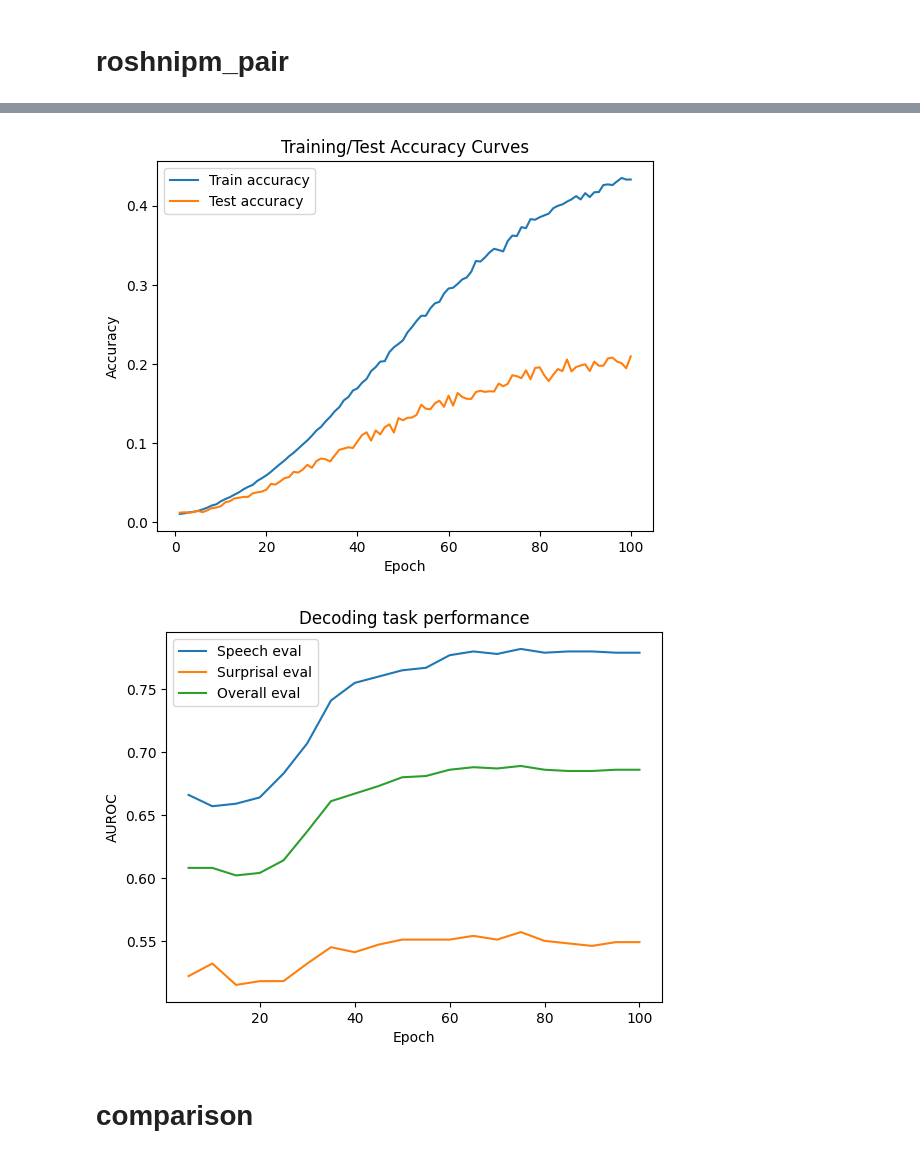
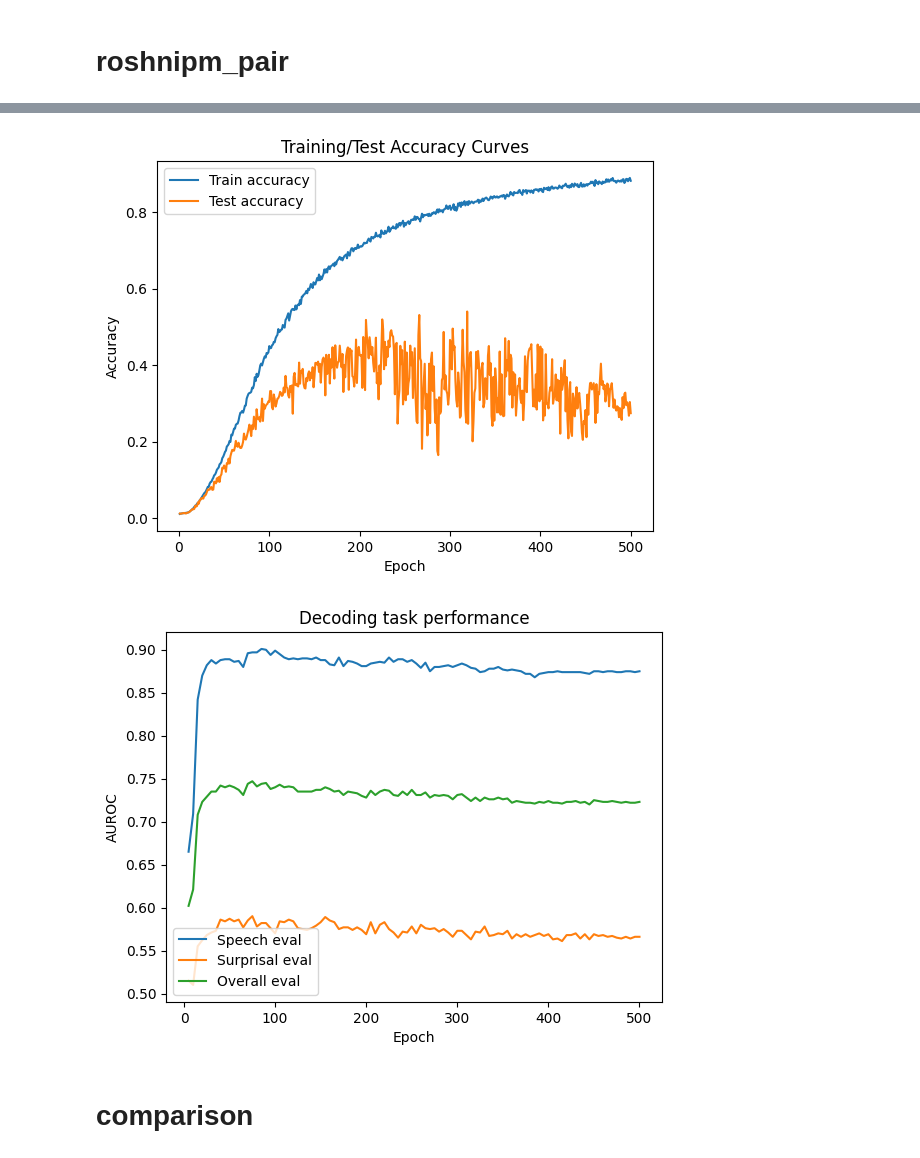
Before and after one commit to azaho/bfm, a Jupyter notebook: analyses/roshnipm/plot_training_statistics.ipynb, the cells around one changed output, grey strips where cells are left out. Saved outputs shown, nothing was run; the diff lists cells and outputs as text; code cells hidden in the pictures.

```diff
--- a/analyses/roshnipm/plot_training_statistics.ipynb
+++ b/analyses/roshnipm/plot_training_statistics.ipynb
@@ -1,3 +1,5 @@
+# %%
+n=500
 # %% [markdown]
 # andrii0
 # %%
@@ -85,33 +87,33 @@ plt.show()
 # %%
 # Accuracies
 roshnipm_train_accuracies = [(entry['train_accuracy_a'] + entry['train_accuracy_b']) / 2 for entry in roshnipm_stats if 'train_accuracy_a' in entry]
 roshnipm_test_accuracies = [(entry['test_accuracy_a'] + entry['test_accuracy_b']) / 2 for entry in roshnipm_stats if 'test_accuracy_a' in entry]
 
-plt.plot(np.arange(1, 101), roshnipm_train_accuracies, label='Train accuracy')
-plt.plot(np.arange(1, 101), roshnipm_test_accuracies, label='Test accuracy')
+plt.plot(np.arange(1, n+1), roshnipm_train_accuracies[:n], label='Train accuracy')
+plt.plot(np.arange(1, n+1), roshnipm_test_accuracies[:n], label='Test accuracy')
 plt.xlabel('Epoch')
 plt.ylabel('Accuracy')
 plt.title('Training/Test Accuracy Curves')
 plt.legend()
 plt.show()
 # %% [output]
-[figure, old version]
+[figure, new version]
 # %%
 # Extract loss per batch or per epoch
-roshnipm_speech_evals = [entry['eval_auroc/average_speech'] for entry in roshnipm_stats if 'eval_auroc/average_overall' in entry]
-roshnipm_surprisal_evals = [entry['eval_auroc/average_gpt2_surprisal'] for entry in roshnipm_stats if 'eval_auroc/average_overall' in entry]
-roshnipm_overall_evals = [entry['eval_auroc/average_overall'] for entry in roshnipm_stats if 'eval_auroc/average_overall' in entry]
+roshnipm_speech_evals = [entry['eval_auroc/average_speech'] for entry in roshnipm_stats if 'eval_auroc/average_overall' in entry and entry['epoch'] <= n]
+roshnipm_surprisal_evals = [entry['eval_auroc/average_gpt2_surprisal'] for entry in roshnipm_stats if 'eval_auroc/average_overall' in entry and entry['epoch'] <= n]
+roshnipm_overall_evals = [entry['eval_auroc/average_overall'] for entry in roshnipm_stats if 'eval_auroc/average_overall' in entry and entry['epoch'] <= n]
 
-plt.plot(np.arange(5, 101, 5), roshnipm_speech_evals, label='Speech eval')
-plt.plot(np.arange(5, 101, 5), roshnipm_surprisal_evals, label='Surprisal eval')
-plt.plot(np.arange(5, 101, 5), roshnipm_overall_evals, label='Overall eval')
+plt.plot(np.arange(5, n+1, 5), roshnipm_speech_evals, label='Speech eval')
+plt.plot(np.arange(5, n+1, 5), roshnipm_surprisal_evals, label='Surprisal eval')
+plt.plot(np.arange(5, n+1, 5), roshnipm_overall_evals, label='Overall eval')
 plt.xlabel('Epoch')
 plt.ylabel('AUROC')
 plt.title('Decoding task performance')
 plt.legend()
 plt.show()
 # %% [output]
-[figure, old version]
+[figure, new version]
 # %% [markdown]
 # comparison
 # %%
```
Also changed, not shown: parts of 9 cells of this notebook, 2 other files.
